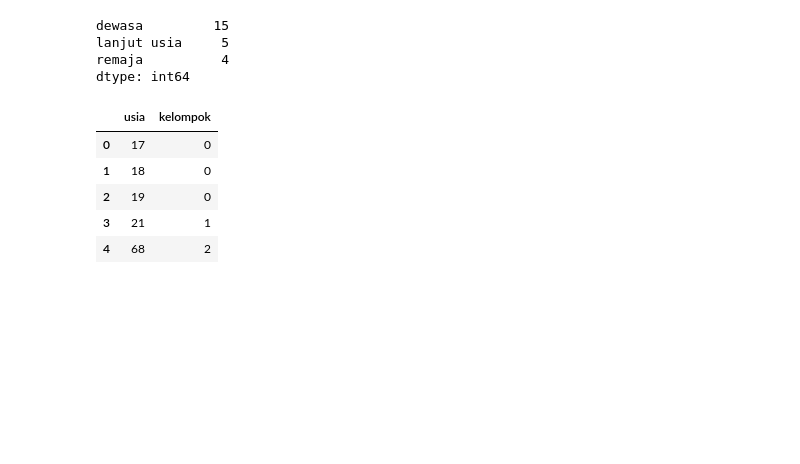
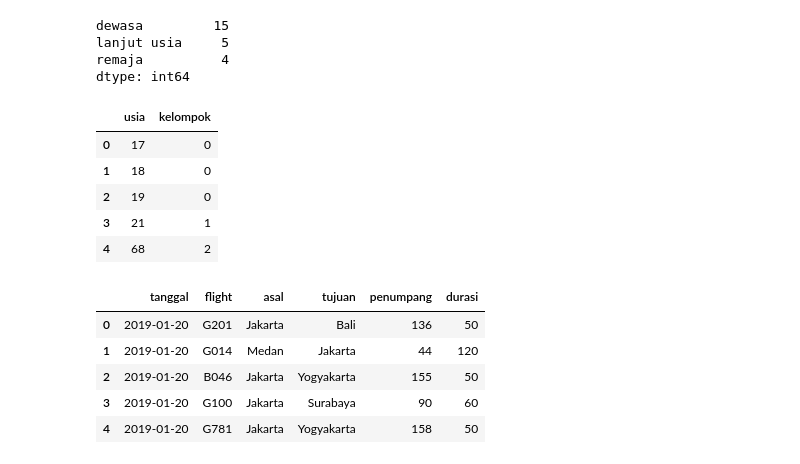
Before and after one commit to yudhaputraa/Machine_Learning, a Jupyter notebook: belajar_pandas.ipynb, the cells around one changed output. Drawn from its saved outputs; the diff is of its cells as text; code cells hidden in the pictures; blank space fills up the shorter version.

```diff
--- a/belajar_pandas.ipynb
+++ b/belajar_pandas.ipynb
@@ -452,3 +452,13 @@ df1.head(5)
 | 2 | 19 | 0 |
 | 3 | 21 | 1 |
 | 4 | 68 | 2 |
+# %%
+df1 = pd.read_csv('penerbangan1.csv', names=['tanggal','flight','asal','tujuan','penumpang','durasi'])
+df1.head(5)
+# %% [output]
+|  | tanggal | flight | asal | tujuan | penumpang | durasi |
+| 0 | 2019-01-20 | G201 | Jakarta | Bali | 136 | 50 |
+| 1 | 2019-01-20 | G014 | Medan | Jakarta | 44 | 120 |
+| 2 | 2019-01-20 | B046 | Jakarta | Yogyakarta | 155 | 50 |
+| 3 | 2019-01-20 | G100 | Jakarta | Surabaya | 90 | 60 |
+| 4 | 2019-01-20 | G781 | Jakarta | Yogyakarta | 158 | 50 |
```
Also changed, not shown: parts of 4 cells of this notebook, 3 other files.
